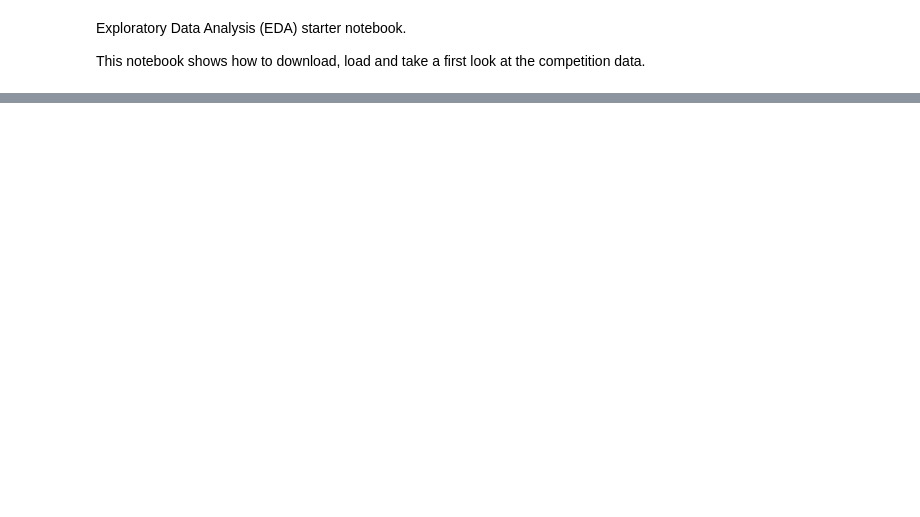
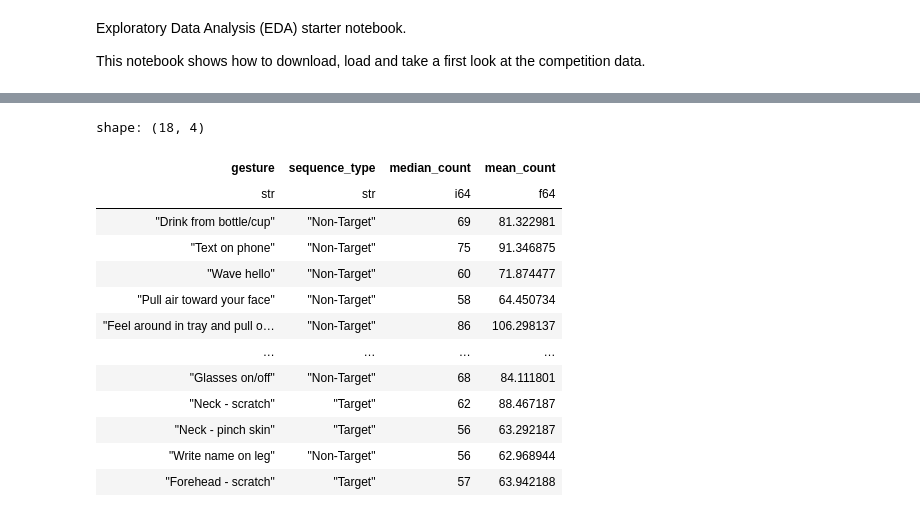
Before and after one commit to gaetanDubuc/cmi-kaggle-competition, a Jupyter notebook: notebooks/001_load_and_explore_the_data.ipynb, the cells around one changed output, grey strips where cells are left out. Saved outputs shown, nothing was run; the diff lists cells and outputs as text; code cells hidden in the pictures; blank space fills up the shorter version.

```diff
--- a/notebooks/001_load_and_explore_the_data.ipynb
+++ b/notebooks/001_load_and_explore_the_data.ipynb
@@ -85,0 +112,36 @@ sns.despine(left=True, bottom=True)
+# %%
+median_len_sequences_per_gesture = (
+    train_df["gesture", "sequence_id", "sequence_type"]
+    .group_by("sequence_id")
+    .agg(
+        pl.first("gesture"),
+        pl.col("gesture").count().alias("count"),
+        pl.first("sequence_type"),
+    )
+    .group_by("gesture")
+    .agg(
+        pl.first("sequence_type"),
+        pl.col("count")
+        .quantile(quantile=0.5, interpolation="higher")
+        .alias("median_count")
+        .cast(pl.Int64),
+        pl.col("count").mean().alias("mean_count"),
+    )
+)
+
+median_len_sequences_per_gesture
+# %% [output]
+shape: (18, 4)
+| gesture | sequence_type | median_count | mean_count |
+| str | str | i64 | f64 |
+| "Drink from bottle/cup" | "Non-Target" | 69 | 81.322981 |
+| "Text on phone" | "Non-Target" | 75 | 91.346875 |
+| "Wave hello" | "Non-Target" | 60 | 71.874477 |
+| "Pull air toward your face" | "Non-Target" | 58 | 64.450734 |
+| "Feel around in tray and pull o… | "Non-Target" | 86 | 106.298137 |
+| … | … | … | … |
+| "Glasses on/off" | "Non-Target" | 68 | 84.111801 |
+| "Neck - scratch" | "Target" | 62 | 88.467187 |
+| "Neck - pinch skin" | "Target" | 56 | 63.292187 |
+| "Write name on leg" | "Non-Target" | 56 | 62.968944 |
+| "Forehead - scratch" | "Target" | 57 | 63.942188 |
```
Also changed, not shown: parts of 6 cells of this notebook.
